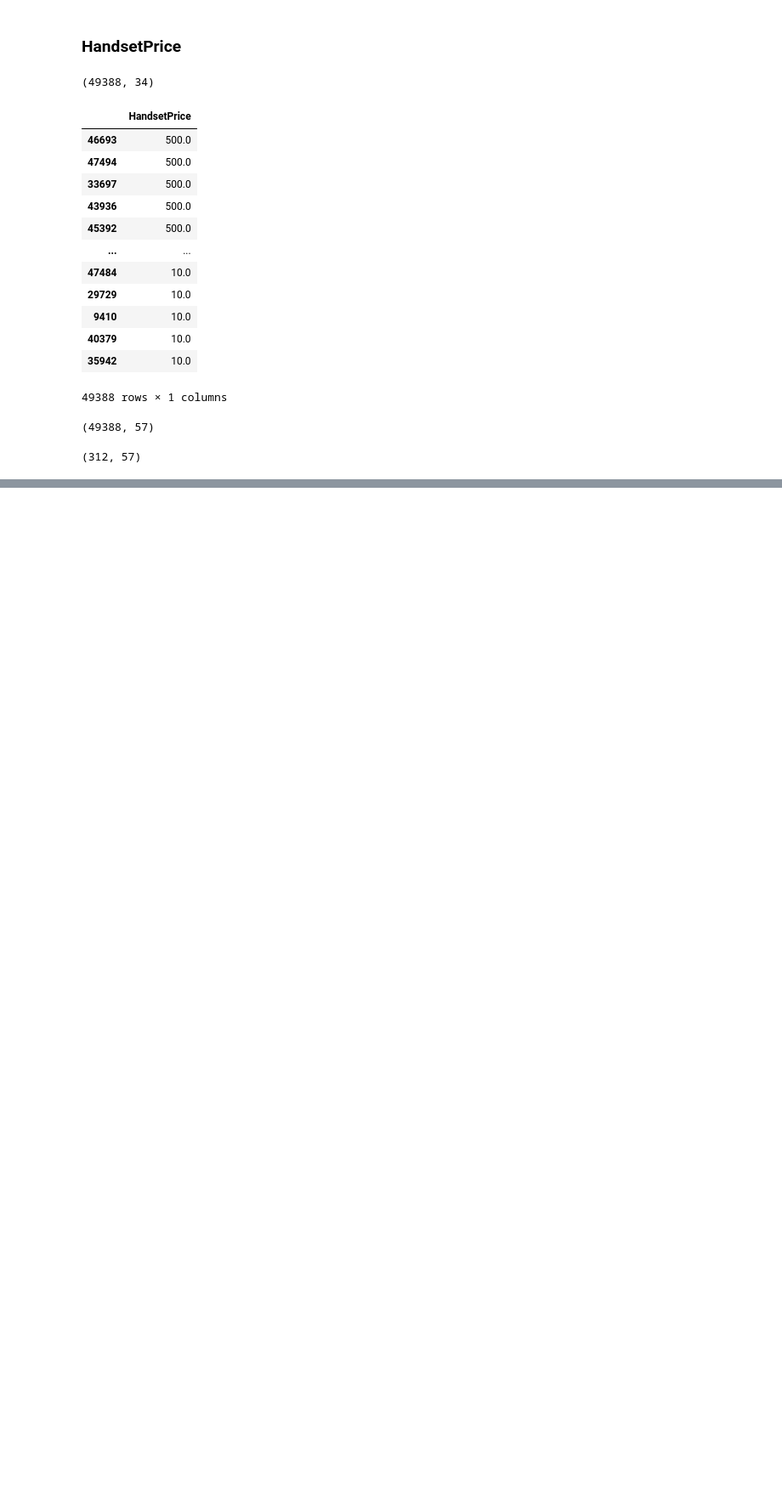
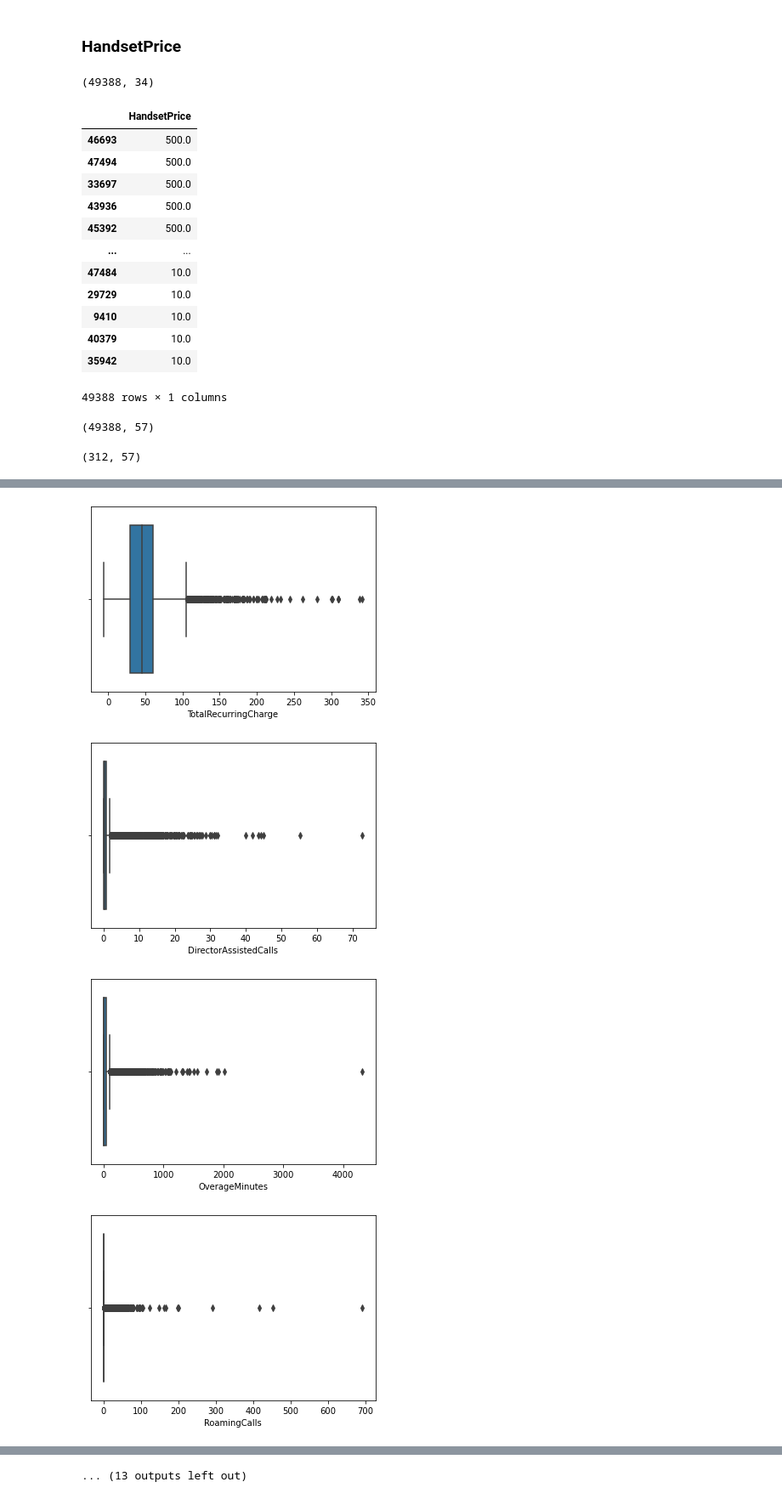
Before and after one commit to Mojgunsh/Mid-Bootcamp-Project, a Jupyter notebook: your-Code/Untitled.ipynb, the cells around one changed output, grey strips where cells are left out. Shown at 85% size. Cells and saved outputs as stored; diff of their text form; code cells hidden in the pictures; blank space fills up the shorter version.

```diff
--- a/your-Code/Untitled.ipynb
+++ b/your-Code/Untitled.ipynb
@@ -266,0 +474,12 @@ numerical.describe().T
+# %%
+def plot_num(df):
+    col=list(df.columns)
+    for i in range(len(col)):
+        sns.boxplot(x =df[col[i]], data = df)
+        plt.show()
+plot_num(numerical)
+# %% [output]
+[figure, added]
+[figure, added]
+[figure, added]
+[figure, added]
@@ -266,0 +494 @@ numerical.describe().T
+... (13 outputs left out)
```
Also changed, not shown: parts of 52 cells of this notebook.
